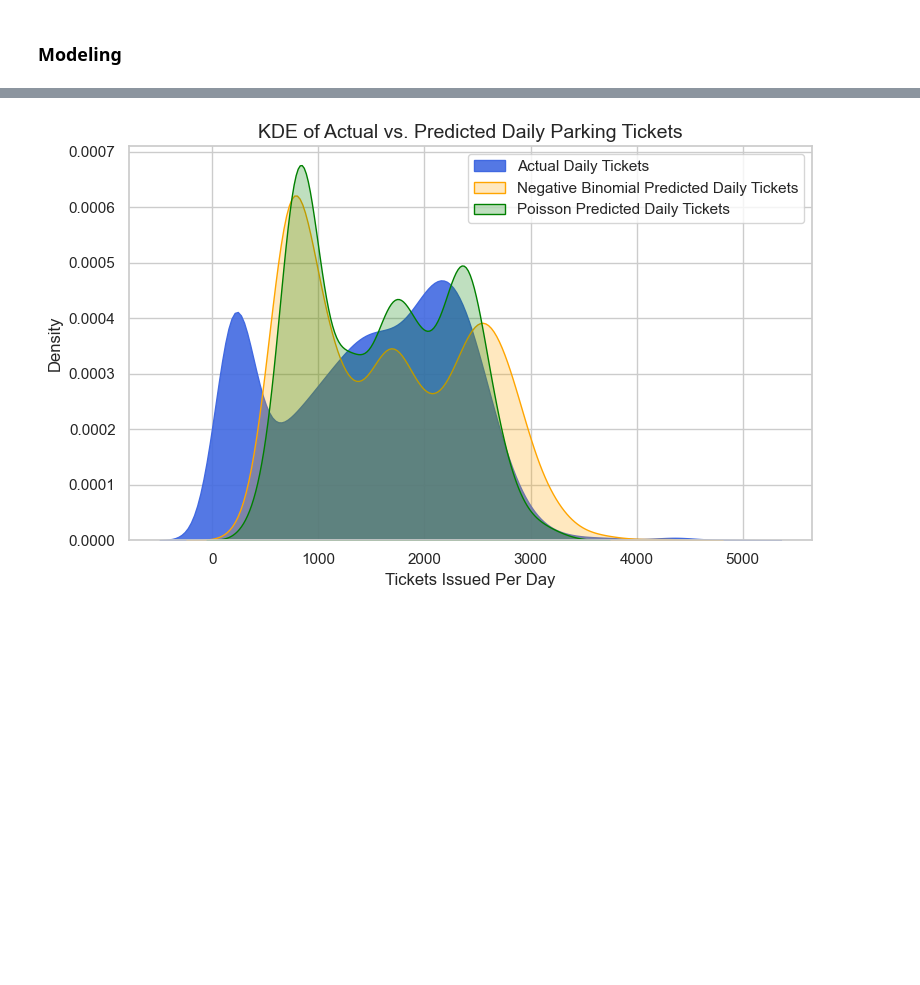
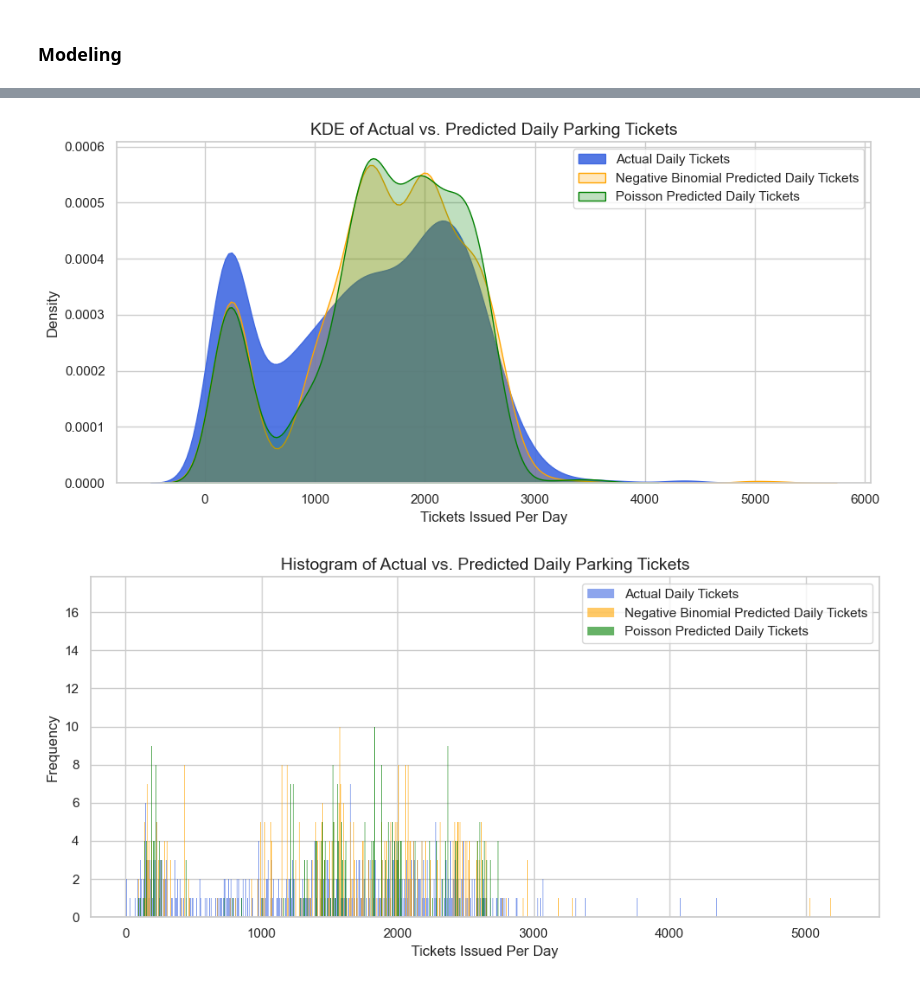
Before and after one commit to johneckberg/Milwaukee-Ticket-Data-Analysis, a Jupyter notebook: parking_final_project.ipynb, the cells around one changed output, grey strips where cells are left out. Cells and saved outputs as stored; diff of their text form; code cells hidden in the pictures; blank space fills up the shorter version.

Commit message:
messing around with graphs, fixed a metric issue

```diff
--- a/parking_final_project.ipynb
+++ b/parking_final_project.ipynb
@@ -254,6 +256,7 @@ daily_summary_df = combined_all_df.groupby('join_date').agg(
     Month = ('Month', 'first'),
     Day = ('Day', 'first'),
     is_weekend = ('is_weekend_ticket', 'max'),
+    is_sunday = ('is_sunday_ticket', 'max'),
     is_holiday = ('is_holiday', 'max'),
 
     # Count up the number of each Binary Feature type per day!
@@ -303,7 +308,7 @@ daily_summary_df['day_cos'] = np.cos(2 * np.pi * daily_summary_df['Day'] / 31)
 # normalize the numerical features (min-max scaling)
 from sklearn.preprocessing import MinMaxScaler
 scaler = MinMaxScaler()
-numerical_features = ['rolling_30d_avg', 'month_sin', 'month_cos', 'weekday_sin', 'weekday_cos']
+numerical_features = ['rolling_30d_avg']
 daily_summary_df[numerical_features] = scaler.fit_transform(daily_summary_df[numerical_features])
 # %% [markdown]
 ### Visualization & Statistical Testing
@@ -726,9 +745,9 @@ from sklearn.metrics import mean_squared_error
 
 # features to use
 features = [
-    'is_holiday', 'is_weekend',
+    'is_holiday', 'is_sunday',
     'is_snow_emergency_lag1',
-    'month_sin', 'month_cos', 'weekday_sin', 'weekday_cos', 'rolling_30d_avg'
+    'month_sin', 'month_cos', 'weekday_sin', 'weekday_cos'
     ]
 # with one hot encoded WeekDay & month
 # get dummy variables for WeekDay and Month (drop_first to avoid dummy variable trap)
@@ -821,6 +840,8 @@ for i in range(n_splits):
     nmse = mse / np.mean(y_test_valid ** 2)
     nmse_scores.append(nmse)
 
+    # pearsons r as a sanity check?
+
     # write predictions into the original dataframe for the test period
     # update predicted_tickets for the test dates
     test_dates = test['join_date']
@@ -880,10 +900,11 @@ model_df = daily_summary_df[daily_summary_df['Year'] != 2020].dropna(subset=feat
 n_splits = 7
 window_size = int(len(model_df) / (n_splits + 1))
 
-poisson_pearson_stats = []
+poisson_pearson_stats = []  # Pearson goodness-of-fit statistic (not r)
 poisson_deviance_stats = []
 poisson_nmse_scores = []
 poisson_loss_values = []
+poisson_r_scores = []  # Pearson correlation coefficient (r)
 
 # Make a column for POISSON predictions
 daily_summary_df['poisson_predicted_tickets'] = np.nan
@@ -939,13 +960,18 @@ for i in range(n_splits):
     mse = mean_squared_error(y_test_valid, y_pred_valid)
     poisson_nmse_scores.append(mse / np.mean(y_test_valid ** 2))
 
+    # Pearson correlation coefficient (r) between actual and predicted
+    from scipy.stats import pearsonr
+    r, r_p = pearsonr(y_test_valid, y_pred_valid)
+    poisson_r_scores.append(r)
+
     # Save predictions
     test_dates = test['join_date']
     daily_summary_df.loc[daily_summary_df['join_date'].isin(test_dates), 'poisson_predicted_tickets'] = y_pred.values
 
 print(f"Rolling window POISSON regression results (n_splits={n_splits}):")
-for i, (p, d, nmse, loss) in enumerate(zip(poisson_pearson_stats, poisson_deviance_stats, poisson_nmse_scores, poisson_loss_values), 1):
-    print(f"Fold {i}: Pearson/df = {p:.2f}, Deviance/df = {d:.2f}, NMSE = {nmse:.4f}, Final Log-Likelihood = {loss:.2f}")
+for i, (p, d, nmse, loss, r) in enumerate(zip(poisson_pearson_stats, poisson_deviance_stats, poisson_nmse_scores, poisson_loss_values, poisson_r_scores), 1):
+    print(f"Fold {i}: Pearson/df = {p:.2f}, Deviance/df = {d:.2f}, NMSE = {nmse:.4f}, Final Log-Likelihood = {loss:.2f}, Pearson r = {r:.3f}")
 # %% [output]
 --- POISSON REGRESSION (BASELINE COMPARISON) ---
 Rolling window POISSON regression results (n_splits=7):
@@ -982,17 +1019,30 @@ plt.show()
 # %%
 # overlay KDE plot for actual vs. predicted daily ticket counts for both models
-plt.figure(figsize=(8, 5))
+plt.figure(figsize=(10, 5))
 sns.kdeplot(daily_summary_df['total_tickets'].dropna(), fill=True, color='royalblue', alpha=0.9, label='Actual Daily Tickets')
 sns.kdeplot(daily_summary_df['predicted_tickets'].dropna(), fill=True, color='orange', label='Negative Binomial Predicted Daily Tickets')
 sns.kdeplot(daily_summary_df['poisson_predicted_tickets'].dropna(), fill=True, color='green', label='Poisson Predicted Daily Tickets')
 plt.title('KDE of Actual vs. Predicted Daily Parking Tickets', fontsize=14)
 plt.xlabel('Tickets Issued Per Day')
 plt.ylabel('Density')
 plt.legend()
 plt.tight_layout()
 plt.show()
+
+# do histogram of the count data to prevent smoothing out the count nature of the data with KDE
+plt.figure(figsize=(10, 5))
+sns.histplot(daily_summary_df['total_tickets'].dropna(), bins=5000, color='royalblue', alpha=0.6, label='Actual Daily Tickets')
+sns.histplot(daily_summary_df['predicted_tickets'].dropna(), bins=5000, color='orange', alpha=0.6, label='Negative Binomial Predicted Daily Tickets')
+sns.histplot(daily_summary_df['poisson_predicted_tickets'].dropna(), bins=5000, color='green', alpha=0.6, label='Poisson Predicted Daily Tickets')
+plt.title('Histogram of Actual vs. Predicted Daily Parking Tickets', fontsize=14)
+plt.xlabel('Tickets Issued Per Day')
+plt.ylabel('Frequency')
+plt.legend()
+plt.tight_layout()
+plt.show()
 # %% [output]
-[figure, old version]
+[figure, new version]
+[figure, added]
 # %%
 daily_summary_df.sample(8)
 # %% [output]
```
Also changed, not shown: parts of 14 cells of this notebook.
